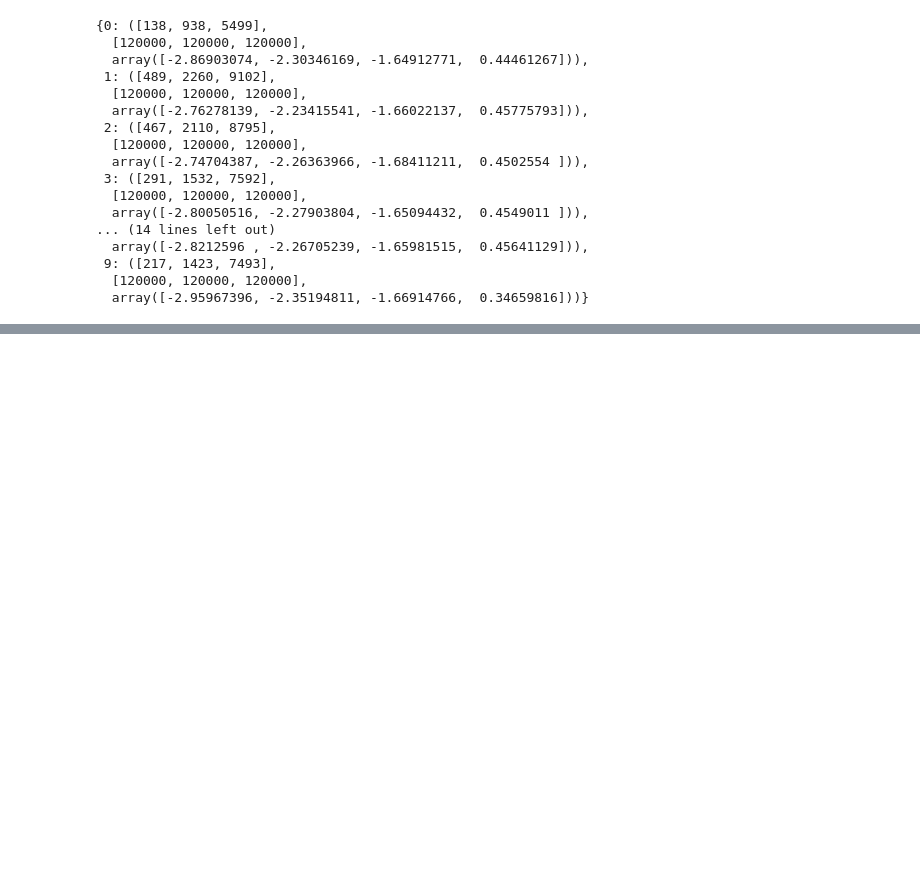
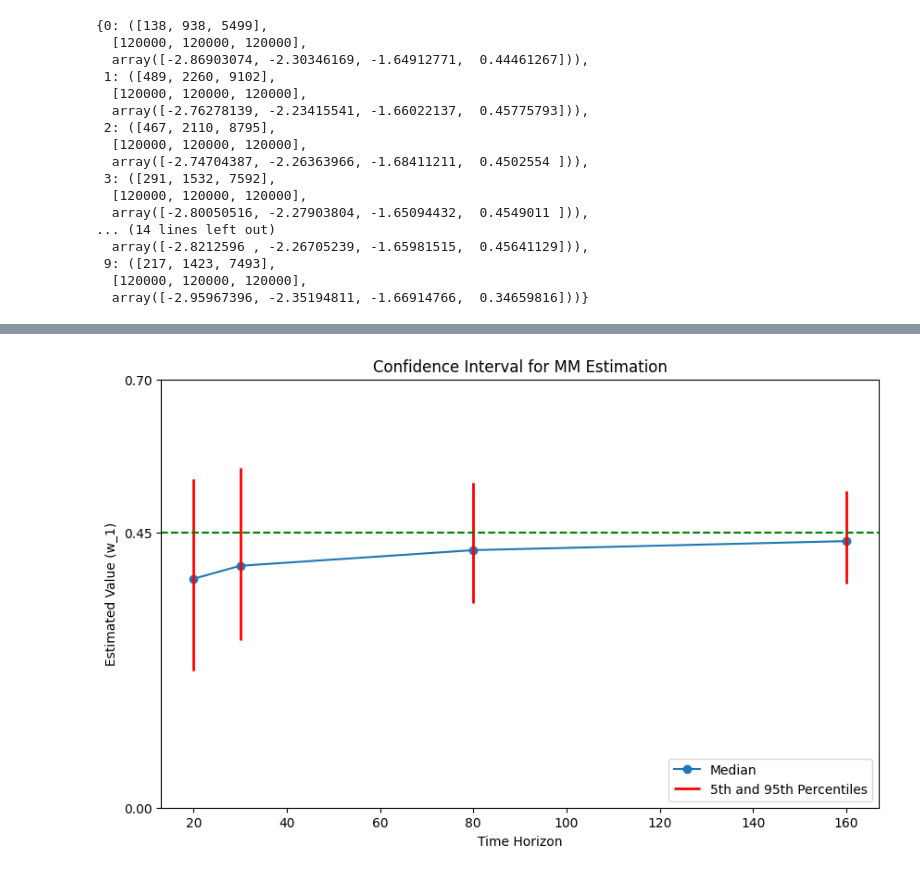
Before and after one commit to PeterKiss18/VasicekPDModel, a Jupyter notebook: conf_interval_MLE_gen_data.ipynb, the cells around one changed output, grey strips where cells are left out. Cells and saved outputs as stored; diff of their text form; code cells hidden in the pictures; blank space fills up the shorter version.

Commit message:
Confidence interval for 3 generated grade data with using MM

```diff
--- a/conf_interval_MLE_gen_data.ipynb
+++ b/conf_interval_MLE_gen_data.ipynb
@@ -568,0 +633,9 @@ results_20_expected
+# %%
+factor_loading_list = [0.45, 0.45, 0.45, 0.45]
+pd_list2 = [0.005, 0.0100, 0.0500]
+gamma_list2 = norm.ppf(pd_list2)
+num_of_obligors_list = [400, 250, 100]
+
+time_points = 160
+
+params_df2 = gen_data_and_mm(time_points, num_of_obligors_list, factor_loading_list, gamma_list2, sims=1500)
@@ -568,0 +670,8 @@ results_20_expected
+# %%
+# fix seed for reproducibility
+np.random.seed(56)
+
+params_df_20 = gen_data_and_mm(20, num_of_obligors_list, factor_loading_list, gamma_list2, sims=1500)
+params_df_30 = gen_data_and_mm(30, num_of_obligors_list, factor_loading_list, gamma_list2, sims=1500)
+params_df_80 = gen_data_and_mm(80, num_of_obligors_list, factor_loading_list, gamma_list2, sims=1500)
+params_df_160 = gen_data_and_mm(160, num_of_obligors_list, factor_loading_list, gamma_list2, sims=1500)
@@ -568,0 +687,27 @@ results_20_expected
+# %%
+# Make a plot for the confidence interval for MM estimation for w_1
+
+# Plot the median and the 5th and 95th percentiles
+x = [20, 30, 80, 160]
+y_median = [params_df_20["w_1"].median(), params_df_30["w_1"].median(), params_df_80["w_1"].median(), params_df_160["w_1"].median()]
+y_5th = [params_df_20["w_1"].quantile(0.05), params_df_30["w_1"].quantile(0.05), params_df_80["w_1"].quantile(0.05), params_df_160["w_1"].quantile(0.05)]
+y_95th = [params_df_20["w_1"].quantile(0.95), params_df_30["w_1"].quantile(0.95), params_df_80["w_1"].quantile(0.95), params_df_160["w_1"].quantile(0.95)]
+
+plt.figure(figsize=(10, 6))
+plt.plot(x, y_median, marker='o', linestyle='-')
+for i in range(len(x)):
+    plt.vlines(x[i], y_5th[i], y_95th[i], colors='r', linestyles='solid', linewidth=2)
+# Draw a horizontal line at y=0.45
+plt.axhline(y=0.45, color='g', linestyle='--')
+
+plt.title('Confidence Interval for MM Estimation')
+plt.xlabel('Time Horizon')
+plt.ylabel('Estimated Value (w_1)')
+# Make y axis start from 0 to 0.7 and only appear 0, 0.45 and 0.7 as labels
+plt.ylim(0, 0.7)
+plt.yticks([0, 0.45, 0.7])
+plt.legend(['Median', '5th and 95th Percentiles'], loc='lower right')
+
+plt.show()
+# %% [output]
+[figure, added]
```
Also changed, not shown: parts of 20 cells of this notebook, 4 other files.
